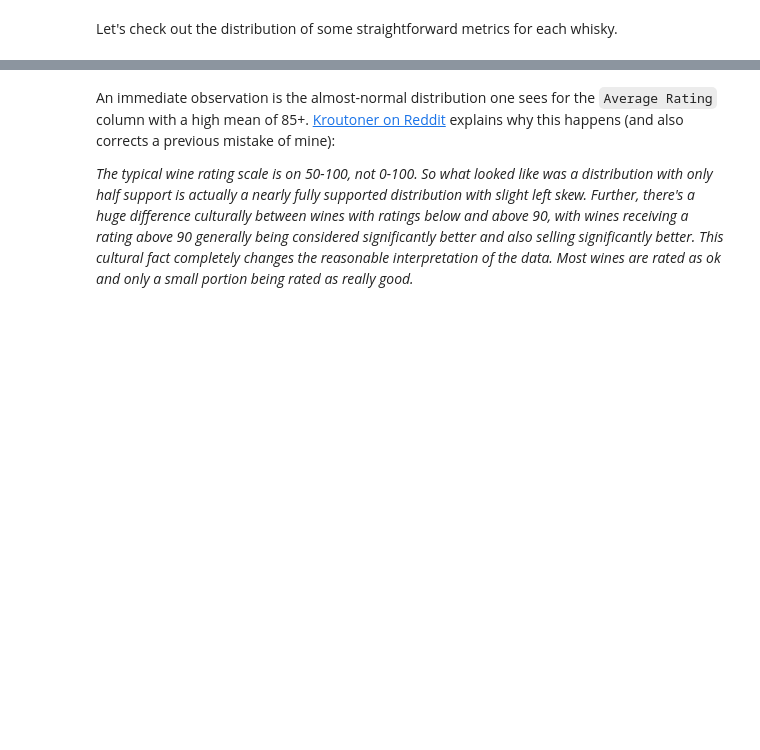
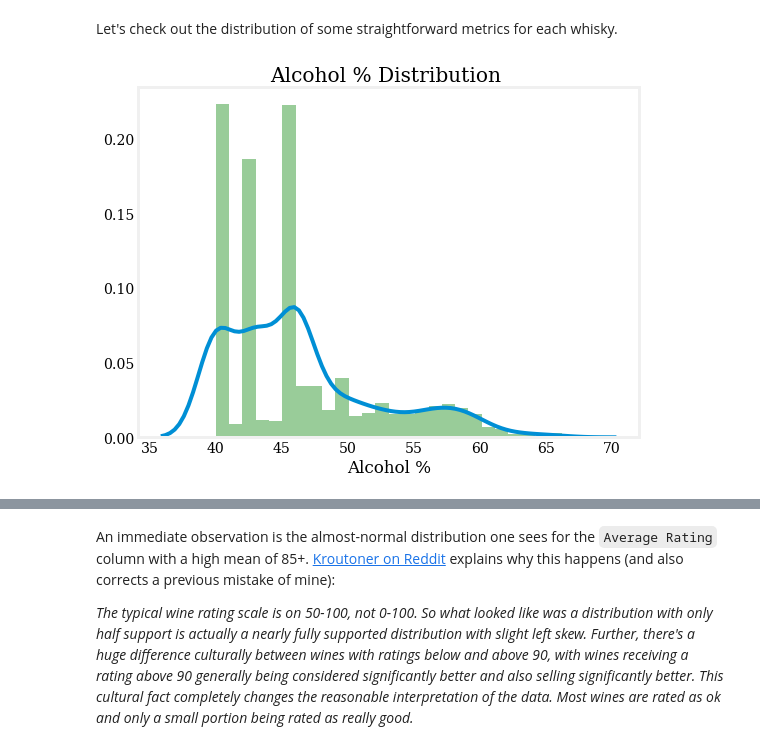
Before and after one commit to schmiddim/greek-wines-analysis, a Jupyter notebook: whisky-analysis.ipynb, the cells around one changed output, grey strips where cells are left out. Cells and saved outputs as stored; diff of their text form; code cells hidden in the pictures; blank space fills up the shorter version.

```diff
--- a/whisky-analysis.ipynb
+++ b/whisky-analysis.ipynb
@@ -74,2 +84,13 @@ df['price'] = df.price.astype(float) / 100
 # %% [markdown]
 Let's check out the distribution of some straightforward metrics for each whisky.
+# %%
+fig, ((ax1)
+
+     ) = plt.subplots(ncols=1, nrows=1, figsize=(8,6))
+
+
+
+sns.distplot(df[df['country'].str.contains("Scotland")].alcohol.dropna(), ax=ax1, hist_kws={"color": "g"})
+ax1.set(xlabel='Alcohol %', title='Alcohol % Distribution ');
+# %% [output]
+[figure, added]
```
Also changed, not shown: parts of 8 cells of this notebook, 2 other files.
